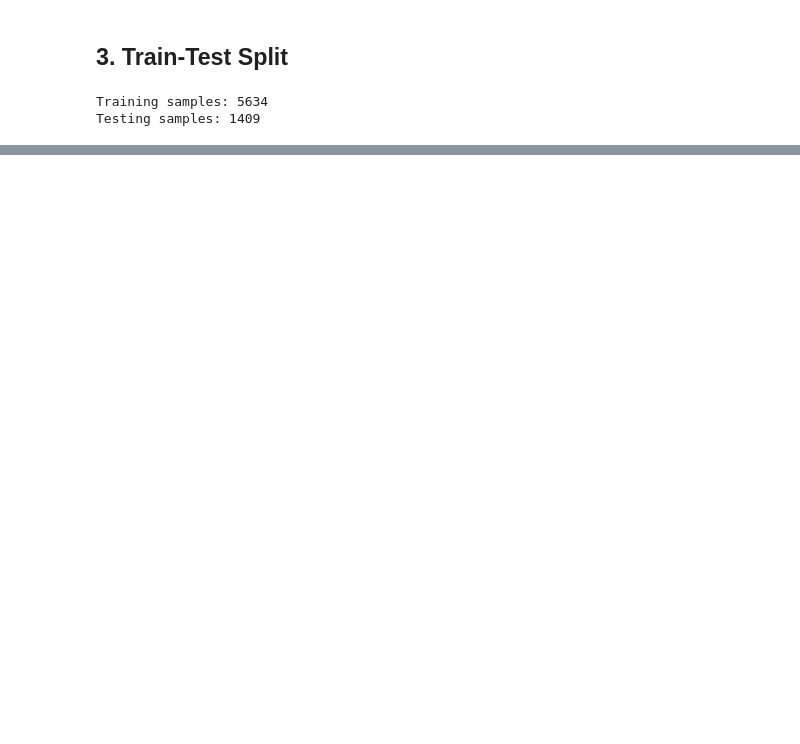
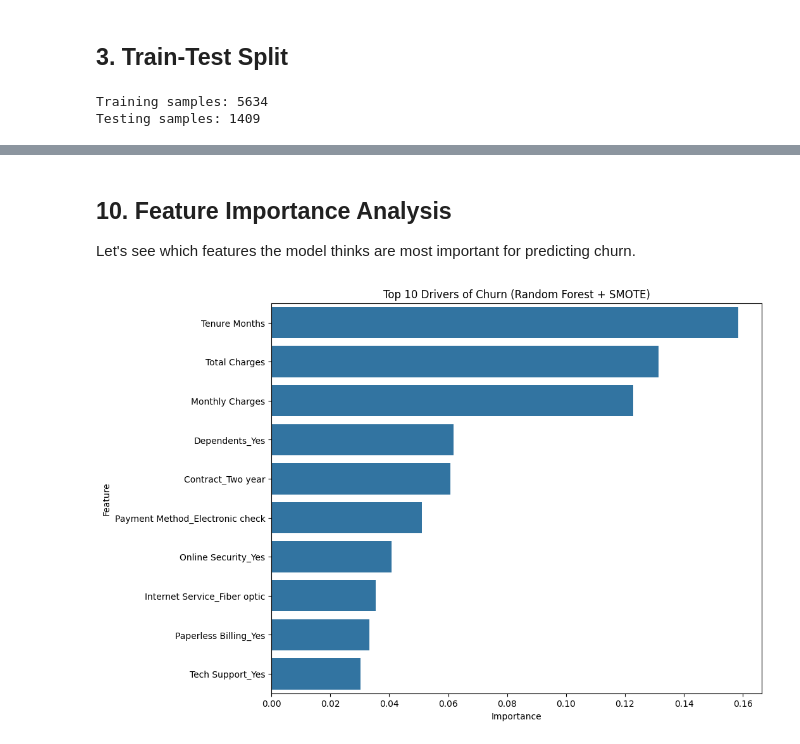
Before and after one commit to Abhaykumar2021/End-to-End-Customer-Churn-Prediction, a Jupyter notebook: notebook/2.model_training.ipynb, the cells around one changed output, grey strips where cells are left out. Saved outputs shown, nothing was run; the diff lists cells and outputs as text; code cells hidden in the pictures; blank space fills up the shorter version.

Commit message:
Added Model Training Notebook

```diff
--- a/notebook/2.model_training.ipynb
+++ b/notebook/2.model_training.ipynb
@@ -47,9 +63,6 @@ Model Data Shape: (7043, 31)
 # %% [markdown]
 ## 3. Train-Test Split
 # %%
-X = df_model.drop('Churn Value', axis=1)
-y = df_model['Churn Value']
-
 X_train, X_test, y_train, y_test = train_test_split(X, y, test_size=0.2, random_state=42)
 
 print(f"Training samples: {X_train.shape[0]}")
@@ -62,10 +112,10 @@ Testing samples: 1409
 # %%
 log_model = LogisticRegression(max_iter=1000)
-log_model.fit(X_train, y_train)
+log_model.fit(X_train_processed, y_train)
 
-y_pred = log_model.predict(X_test)
+y_pred = log_model.predict(X_test_processed)
 
-print("Accuracy Score:", accuracy_score(y_test, y_pred))
+print("Logistic Regression (Scaled) Accuracy:", accuracy_score(y_test, y_pred))
 print("\nConfusion Matrix:\n", confusion_matrix(y_test, y_pred))
 print("\nClassification Report:\n", classification_report(y_test, y_pred))
 # %% [output]
@@ -86,0 +174,23 @@ weighted avg       0.79      0.80      0.80      1409
+# %%
+from imblearn.over_sampling import SMOTE
+
+# 1. Initialize SMOTE
+smote = SMOTE(random_state=42)
+
+# 2. Resample the training data
+X_train_smote, y_train_smote = smote.fit_resample(X_train_processed, y_train)
+
+print(f"Original Training Shape: {y_train.value_counts()}")
+print(f"Resampled Training Shape: {y_train_smote.value_counts()}")
+
+# 3. Retrain Random Forest on Balanced Data
+rf_smote = RandomForestClassifier(n_estimators=100, random_state=42)
+rf_smote.fit(X_train_smote, y_train_smote)
+
+# 4. Predict
+y_pred_smote = rf_smote.predict(X_test_processed)
+
+# 5. Evaluate
+print("Random Forest (SMOTE) Accuracy:", accuracy_score(y_test, y_pred_smote))
+print("\nConfusion Matrix:\n", confusion_matrix(y_test, y_pred_smote))
+print("\nClassification Report:\n", classification_report(y_test, y_pred_smote))
@@ -86,0 +336,18 @@ weighted avg       0.79      0.80      0.80      1409
+# %% [markdown]
+## 10. Feature Importance Analysis
+Let's see which features the model thinks are most important for predicting churn.
+# %%
+# Get feature importances (using Random Forest for now as it's easier to interpret directly)
+importances = rf_smote.feature_importances_
+
+# Create a DataFrame
+feature_importance_df = pd.DataFrame({'Feature': feature_names, 'Importance': importances})
+feature_importance_df = feature_importance_df.sort_values(by='Importance', ascending=False)
+
+# Plot
+plt.figure(figsize=(10, 8))
+sns.barplot(x='Importance', y='Feature', data=feature_importance_df.head(10))
+plt.title('Top 10 Drivers of Churn (Random Forest + SMOTE)')
+plt.show()
+# %% [output]
+[figure, added]
```
Also changed, not shown: parts of 17 cells of this notebook, 4 other files.
